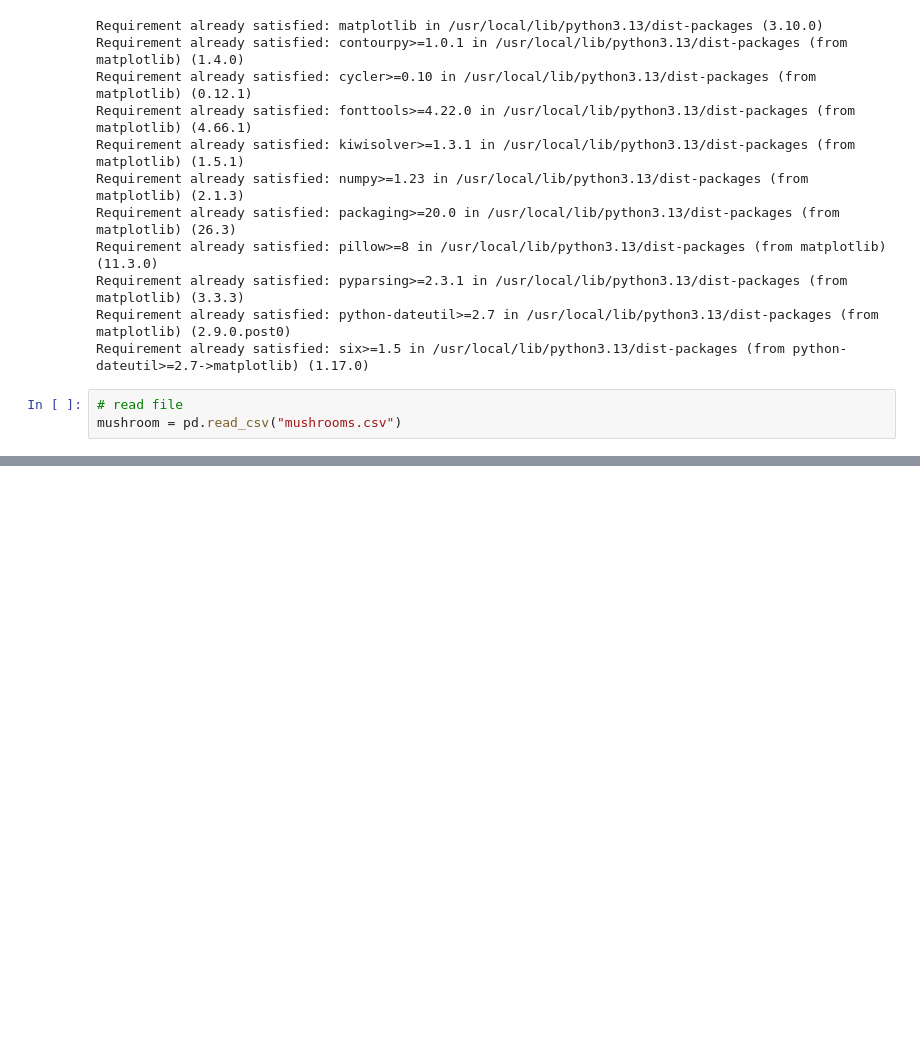
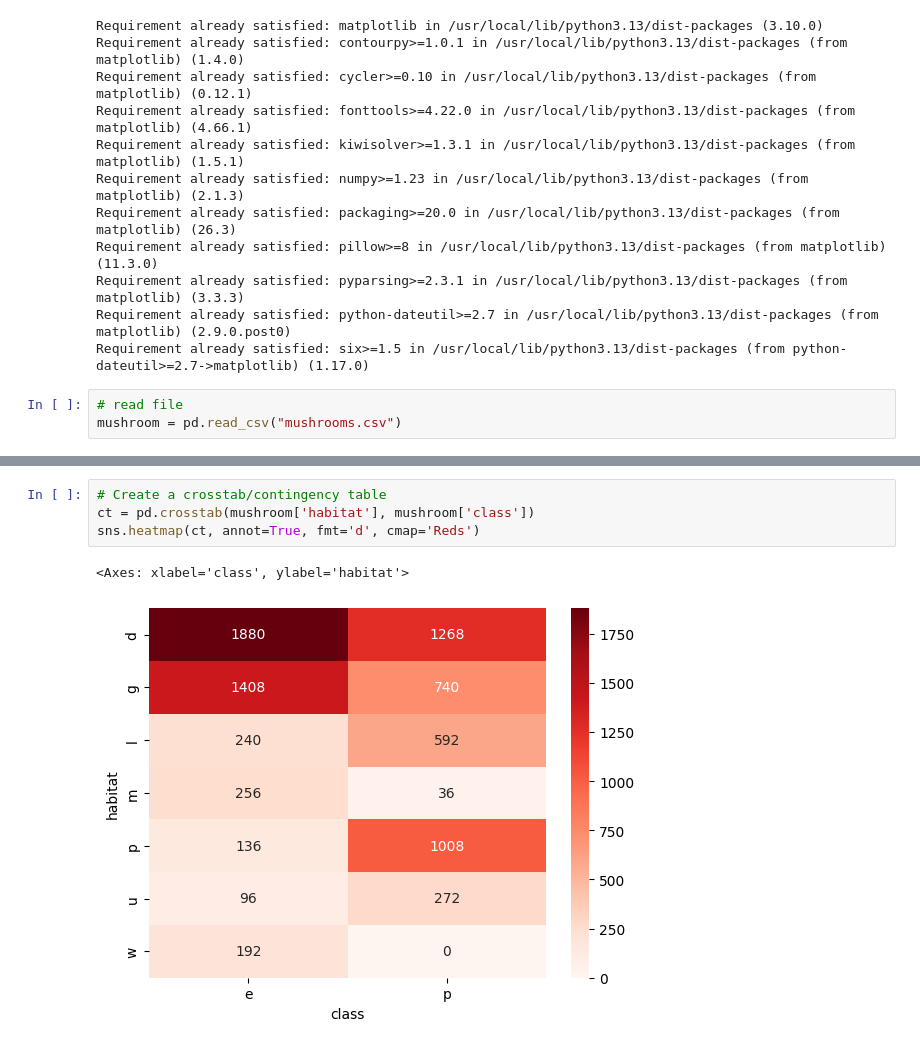
Before and after one commit to oliviachai6559-beep/Penguin_data1, a Jupyter notebook: Penguin_data.ipynb, the cells around one changed output, grey strips where cells are left out. Cells and saved outputs as stored; diff of their text form; blank space fills up the shorter version.

```diff
--- a/Penguin_data.ipynb
+++ b/Penguin_data.ipynb
@@ -24,0 +62,7 @@ mushroom = pd.read_csv("mushrooms.csv")
+# %%
+# Create a crosstab/contingency table
+ct = pd.crosstab(mushroom['habitat'], mushroom['class'])
+sns.heatmap(ct, annot=True, fmt='d', cmap='Reds')
+# %% [output]
+<Axes: xlabel='class', ylabel='habitat'>
+[figure, added]
```
Also changed, not shown: parts of 3 cells of this notebook.
